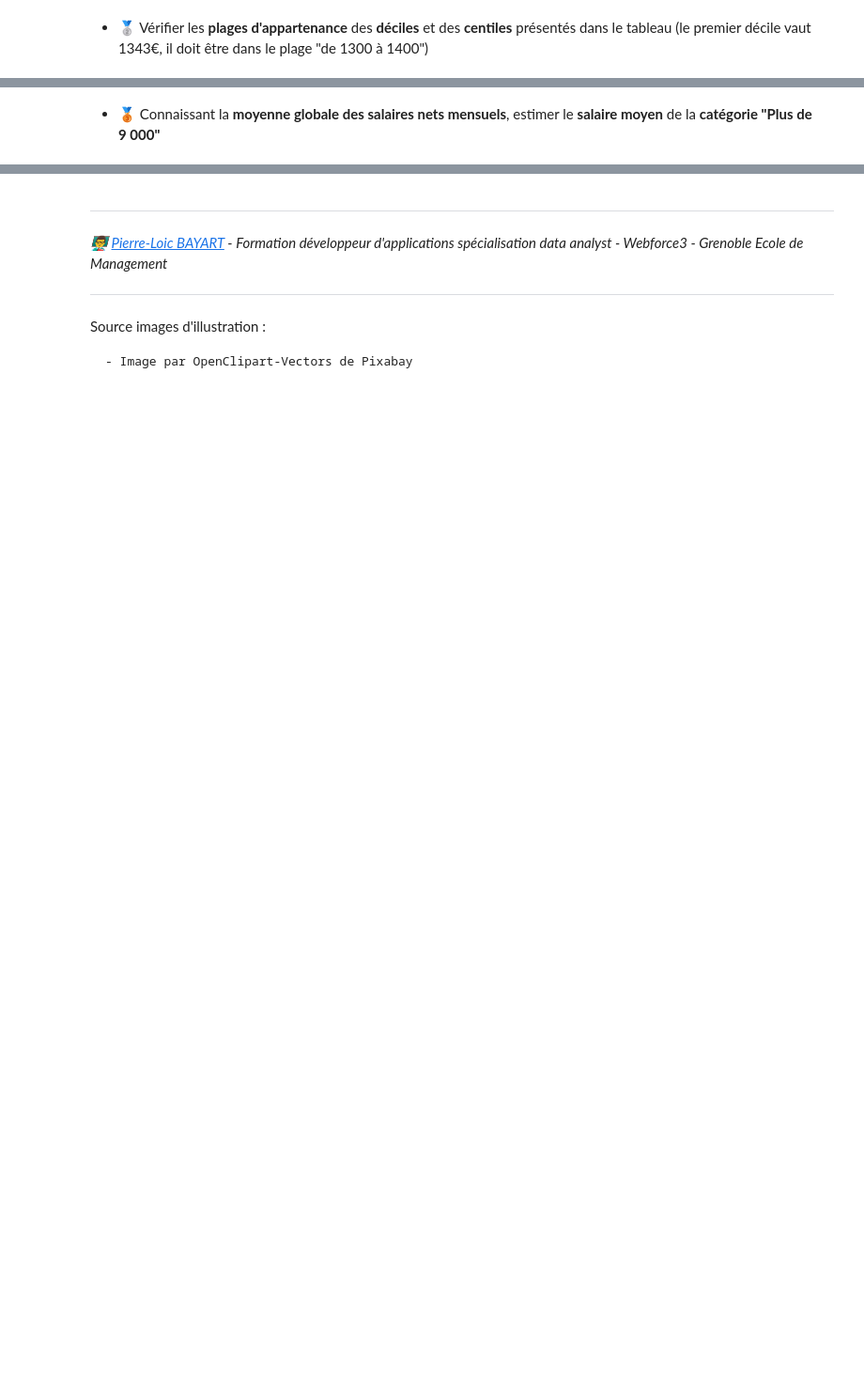
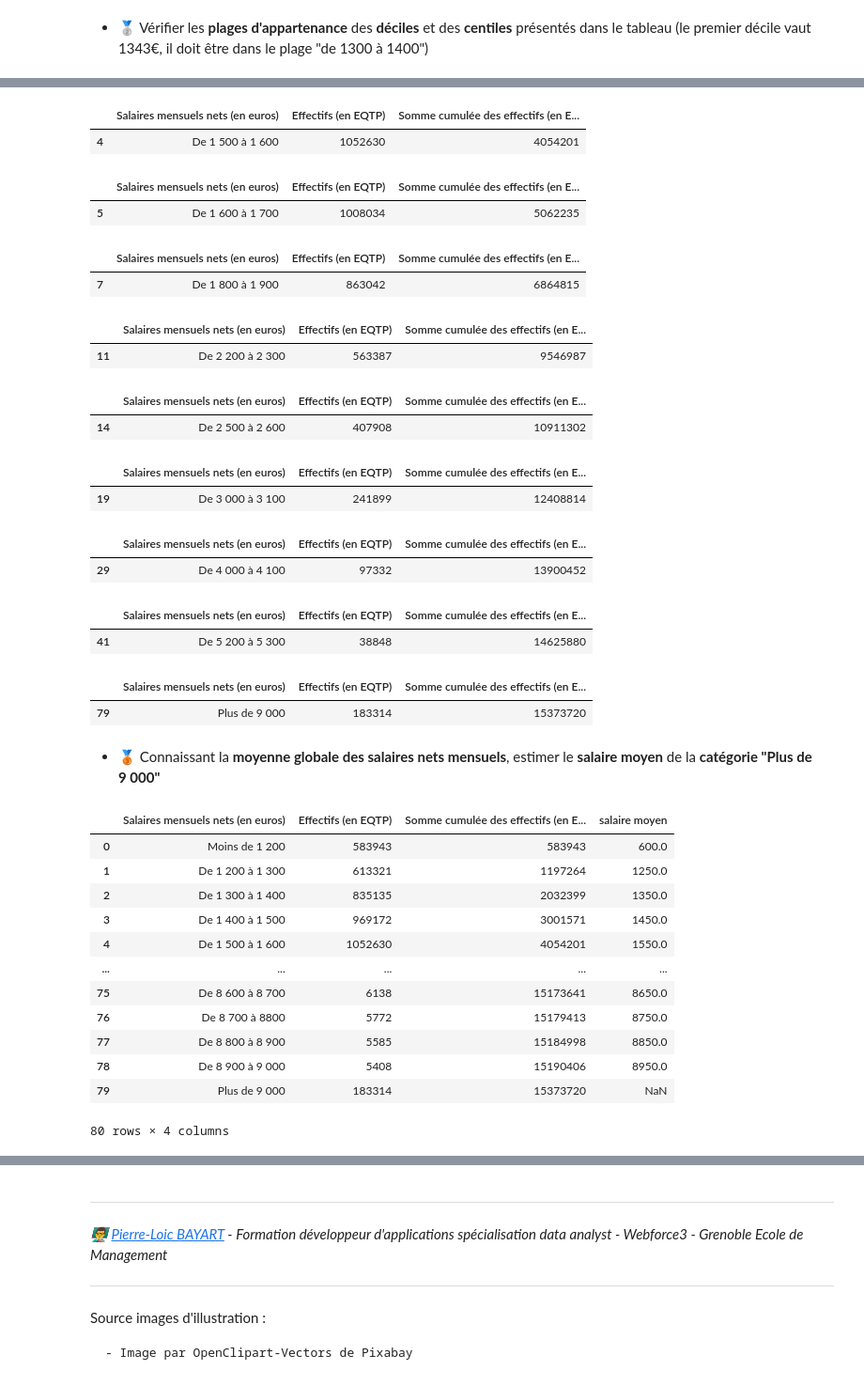
Before and after one commit to Pierre-Loic/Formation-DA-GEM-2022, a Jupyter notebook: Semaine_2_05-12_08-12/Activité_3_mathématiques_pour_analyse_de_données-corrigé.ipynb, the cells around one changed output, grey strips where cells are left out. Shown at 94% size. Saved outputs shown, nothing was run; the diff lists cells and outputs as text; code cells hidden in the pictures; blank space fills up the shorter version.

```diff
--- a/Semaine_2_05-12_08-12/Activité_3_mathématiques_pour_analyse_de_données-corrigé.ipynb
+++ b/Semaine_2_05-12_08-12/Activité_3_mathématiques_pour_analyse_de_données-corrigé.ipynb
@@ -56,0 +58,3 @@ ___
+# %%
+df = pd.read_csv("figure_2.csv")
+df
@@ -56,0 +75,2 @@ ___
+# %%
+df["Somme cumulée des effectifs (en EQTP)"] = df["Effectifs (en EQTP)"].cumsum()
@@ -65,4 +125,73 @@ ___
+# %%
+# 2eme décile : 1507€
+df[df["Effectifs (en EQTP)"].cumsum()>df["Effectifs (en EQTP)"].sum()*2//10].head(1)
+# %% [output]
+|  | Salaires mensuels nets (en euros) | Effectifs (en EQTP) | Somme cumulée des effectifs (en E... |
+| 4 | De 1 500 à 1 600 | 1052630 | 4054201 |
+# %%
+# 3eme décile : 1655€
+df[df["Effectifs (en EQTP)"].cumsum()>df["Effectifs (en EQTP)"].sum()*3//10].head(1)
+# %% [output]
+|  | Salaires mensuels nets (en euros) | Effectifs (en EQTP) | Somme cumulée des effectifs (en E... |
+| 5 | De 1 600 à 1 700 | 1008034 | 5062235 |
+# %%
+# 4eme décile : 1816€
+df[df["Effectifs (en EQTP)"].cumsum()>df["Effectifs (en EQTP)"].sum()*4//10].head(1)
+# %% [output]
+|  | Salaires mensuels nets (en euros) | Effectifs (en EQTP) | Somme cumulée des effectifs (en E... |
+| 7 | De 1 800 à 1 900 | 863042 | 6864815 |
+# %%
+# 6eme décile : 2241€
+df[df["Effectifs (en EQTP)"].cumsum()>df["Effectifs (en EQTP)"].sum()*6//10].head(1)
+# %% [output]
+|  | Salaires mensuels nets (en euros) | Effectifs (en EQTP) | Somme cumulée des effectifs (en E... |
+| 11 | De 2 200 à 2 300 | 563387 | 9546987 |
+# %%
+# 7eme décile : 2562€
+df[df["Effectifs (en EQTP)"].cumsum()>df["Effectifs (en EQTP)"].sum()*7//10].head(1)
+# %% [output]
+|  | Salaires mensuels nets (en euros) | Effectifs (en EQTP) | Somme cumulée des effectifs (en E... |
+| 14 | De 2 500 à 2 600 | 407908 | 10911302 |
+# %%
+# 8eme décile : 3053€
+df[df["Effectifs (en EQTP)"].cumsum()>df["Effectifs (en EQTP)"].sum()*8//10].head(1)
+# %% [output]
+|  | Salaires mensuels nets (en euros) | Effectifs (en EQTP) | Somme cumulée des effectifs (en E... |
+| 19 | De 3 000 à 3 100 | 241899 | 12408814 |
+# %%
+# 9eme décile : 4033€
+df[df["Effectifs (en EQTP)"].cumsum()>df["Effectifs (en EQTP)"].sum()*9//10].head(1)
+# %% [output]
+|  | Salaires mensuels nets (en euros) | Effectifs (en EQTP) | Somme cumulée des effectifs (en E... |
+| 29 | De 4 000 à 4 100 | 97332 | 13900452 |
+# %%
+# 95eme centile : 5245€
+df[df["Effectifs (en EQTP)"].cumsum()>df["Effectifs (en EQTP)"].sum()*95//100].head(1)
+# %% [output]
+|  | Salaires mensuels nets (en euros) | Effectifs (en EQTP) | Somme cumulée des effectifs (en E... |
+| 41 | De 5 200 à 5 300 | 38848 | 14625880 |
+# %%
+# 99eme centile : 9638€
+df[df["Effectifs (en EQTP)"].cumsum()>df["Effectifs (en EQTP)"].sum()*99//100].head(1)
+# %% [output]
+|  | Salaires mensuels nets (en euros) | Effectifs (en EQTP) | Somme cumulée des effectifs (en E... |
+| 79 | Plus de 9 000 | 183314 | 15373720 |
 # %% [markdown]
 - 🥉 Connaissant la **moyenne globale des salaires nets mensuels**, estimer le **salaire moyen** de la **catégorie "Plus de 9 000"**
 # %%
-# A COMPLETER
+df["salaire moyen"] = [600] + [1250+100*i for i in range(78)] + [np.nan]
+df
+# %% [output]
+|  | Salaires mensuels nets (en euros) | Effectifs (en EQTP) | Somme cumulée des effectifs (en E... | salaire moyen |
+| 0 | Moins de 1 200 | 583943 | 583943 | 600.0 |
+| 1 | De 1 200 à 1 300 | 613321 | 1197264 | 1250.0 |
+| 2 | De 1 300 à 1 400 | 835135 | 2032399 | 1350.0 |
+| 3 | De 1 400 à 1 500 | 969172 | 3001571 | 1450.0 |
+| 4 | De 1 500 à 1 600 | 1052630 | 4054201 | 1550.0 |
+| ... | ... | ... | ... | ... |
+| 75 | De 8 600 à 8 700 | 6138 | 15173641 | 8650.0 |
+| 76 | De 8 700 à 8800 | 5772 | 15179413 | 8750.0 |
+| 77 | De 8 800 à 8 900 | 5585 | 15184998 | 8850.0 |
+| 78 | De 8 900 à 9 000 | 5408 | 15190406 | 8950.0 |
+| 79 | Plus de 9 000 | 183314 | 15373720 | NaN |
+80 rows × 4 columns
```
Also changed, not shown: parts of 7 cells of this notebook, 5 other files.
